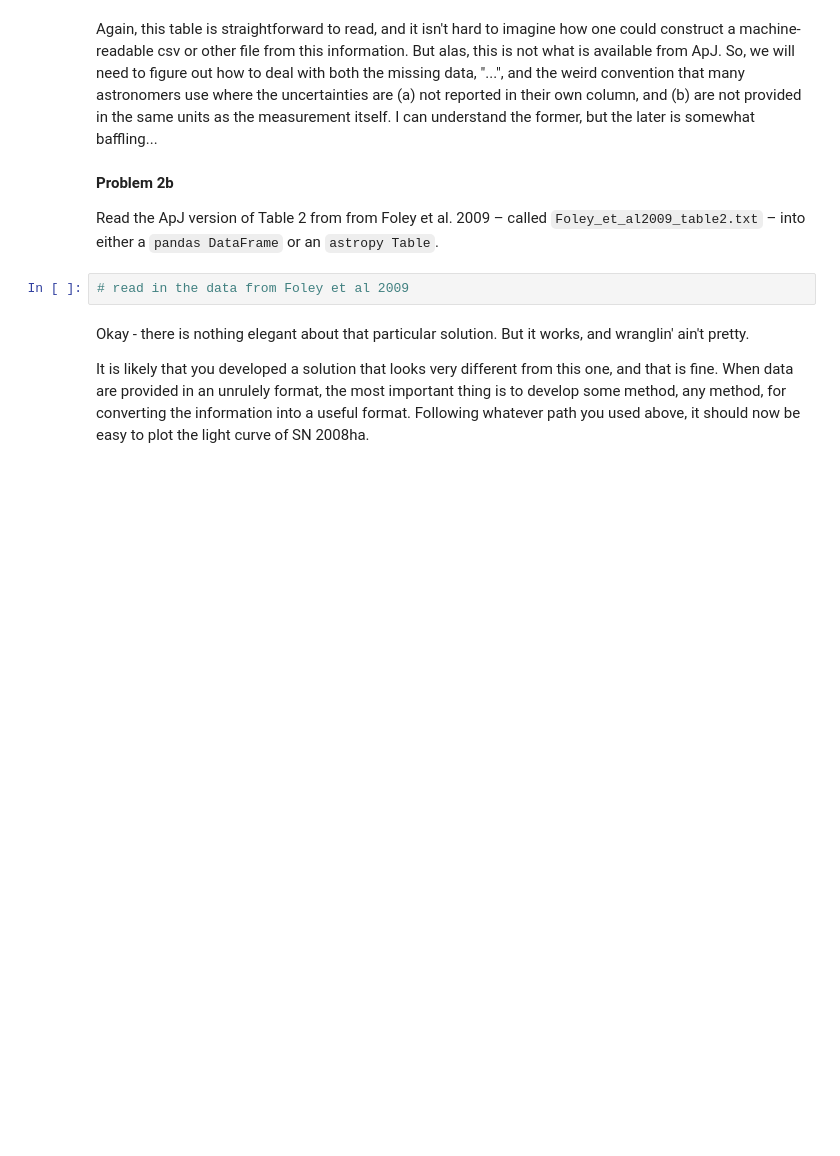
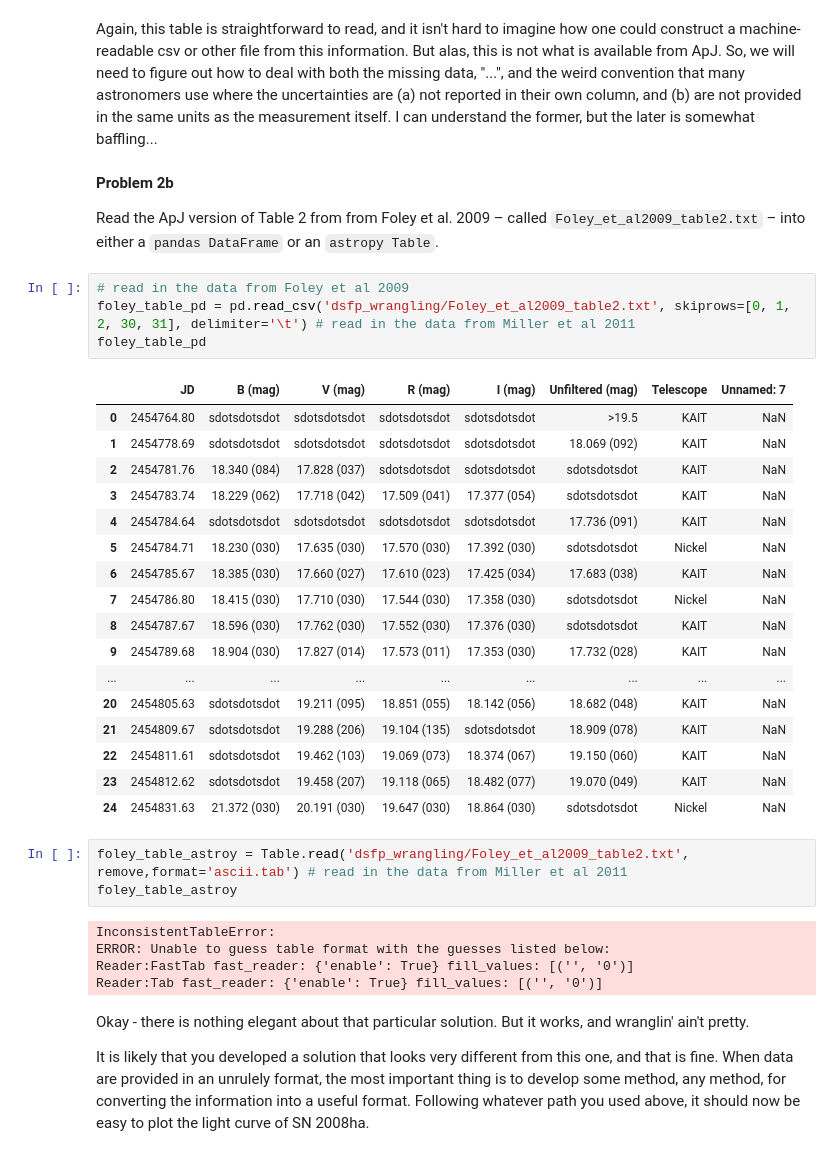
Before and after one commit to JeremyQuijano/LSSTC-DSFP-Sessions, a Jupyter notebook: Sessions/Session15/Day2/CorrallingUnrulyData.ipynb, the cells around one changed output. Cells and saved outputs as stored; diff of their text form; blank space fills up the shorter version.

```diff
--- a/Sessions/Session15/Day2/CorrallingUnrulyData.ipynb
+++ b/Sessions/Session15/Day2/CorrallingUnrulyData.ipynb
@@ -236,8 +344,36 @@ Again, this table is straightforward to read, and it isn't hard to imagine how o
 **Problem 2b**
 
 Read the ApJ version of Table 2 from from Foley et al. 2009 – called `Foley_et_al2009_table2.txt` – into either a `pandas DataFrame` or an `astropy Table`.
+# %%
+# read in the data from Foley et al 2009
+foley_table_pd = pd.read_csv('dsfp_wrangling/Foley_et_al2009_table2.txt', skiprows=[0, 1, 2, 30, 31], delimiter='\t') # read in the data from Miller et al 2011
+foley_table_pd
+# %% [output]
+|  | JD | B (mag) | V (mag) | R (mag) | I (mag) | Unfiltered (mag) | Telescope | Unnamed: 7 |
+| 0 | 2454764.80 | sdotsdotsdot | sdotsdotsdot | sdotsdotsdot | sdotsdotsdot | >19.5 | KAIT | NaN |
+| 1 | 2454778.69 | sdotsdotsdot | sdotsdotsdot | sdotsdotsdot | sdotsdotsdot | 18.069 (092) | KAIT | NaN |
+| 2 | 2454781.76 | 18.340 (084) | 17.828 (037) | sdotsdotsdot | sdotsdotsdot | sdotsdotsdot | KAIT | NaN |
+| 3 | 2454783.74 | 18.229 (062) | 17.718 (042) | 17.509 (041) | 17.377 (054) | sdotsdotsdot | KAIT | NaN |
+| 4 | 2454784.64 | sdotsdotsdot | sdotsdotsdot | sdotsdotsdot | sdotsdotsdot | 17.736 (091) | KAIT | NaN |
+| 5 | 2454784.71 | 18.230 (030) | 17.635 (030) | 17.570 (030) | 17.392 (030) | sdotsdotsdot | Nickel | NaN |
+| 6 | 2454785.67 | 18.385 (030) | 17.660 (027) | 17.610 (023) | 17.425 (034) | 17.683 (038) | KAIT | NaN |
+| 7 | 2454786.80 | 18.415 (030) | 17.710 (030) | 17.544 (030) | 17.358 (030) | sdotsdotsdot | Nickel | NaN |
+| 8 | 2454787.67 | 18.596 (030) | 17.762 (030) | 17.552 (030) | 17.376 (030) | sdotsdotsdot | KAIT | NaN |
+| 9 | 2454789.68 | 18.904 (030) | 17.827 (014) | 17.573 (011) | 17.353 (030) | 17.732 (028) | KAIT | NaN |
+| ... | ... | ... | ... | ... | ... | ... | ... | ... |
+| 20 | 2454805.63 | sdotsdotsdot | 19.211 (095) | 18.851 (055) | 18.142 (056) | 18.682 (048) | KAIT | NaN |
+| 21 | 2454809.67 | sdotsdotsdot | 19.288 (206) | 19.104 (135) | sdotsdotsdot | 18.909 (078) | KAIT | NaN |
+| 22 | 2454811.61 | sdotsdotsdot | 19.462 (103) | 19.069 (073) | 18.374 (067) | 19.150 (060) | KAIT | NaN |
+| 23 | 2454812.62 | sdotsdotsdot | 19.458 (207) | 19.118 (065) | 18.482 (077) | 19.070 (049) | KAIT | NaN |
+| 24 | 2454831.63 | 21.372 (030) | 20.191 (030) | 19.647 (030) | 18.864 (030) | sdotsdotsdot | Nickel | NaN |
 # %%
-# read in the data from Foley et al 2009
+foley_table_astroy = Table.read('dsfp_wrangling/Foley_et_al2009_table2.txt', remove,format='ascii.tab') # read in the data from Miller et al 2011
+foley_table_astroy
+# %% [output]
+InconsistentTableError:
+ERROR: Unable to guess table format with the guesses listed below:
+Reader:FastTab fast_reader: {'enable': True} fill_values: [('', '0')]
+Reader:Tab fast_reader: {'enable': True} fill_values: [('', '0')]
 # %% [markdown]
 Okay - there is nothing elegant about that particular solution. But it works, and wranglin' ain't pretty.
 
```
Also changed, not shown: parts of 21 cells of this notebook, 3 other files.
